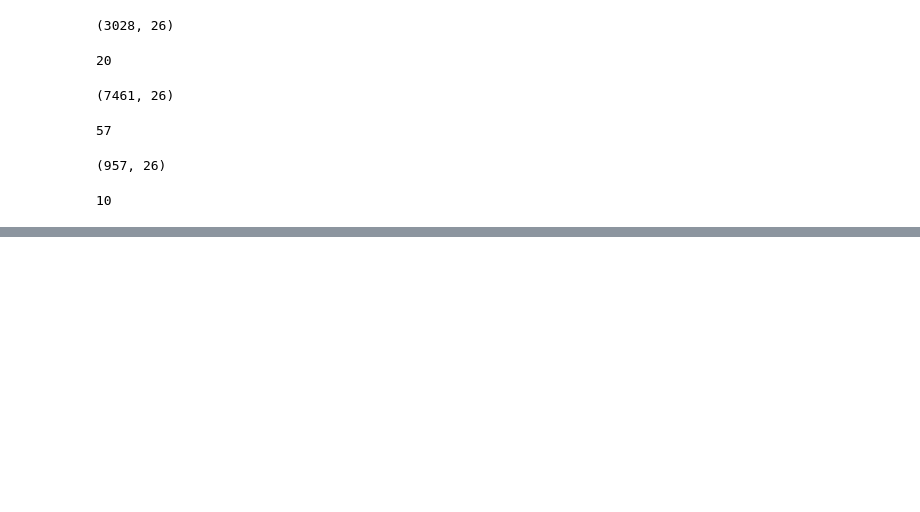
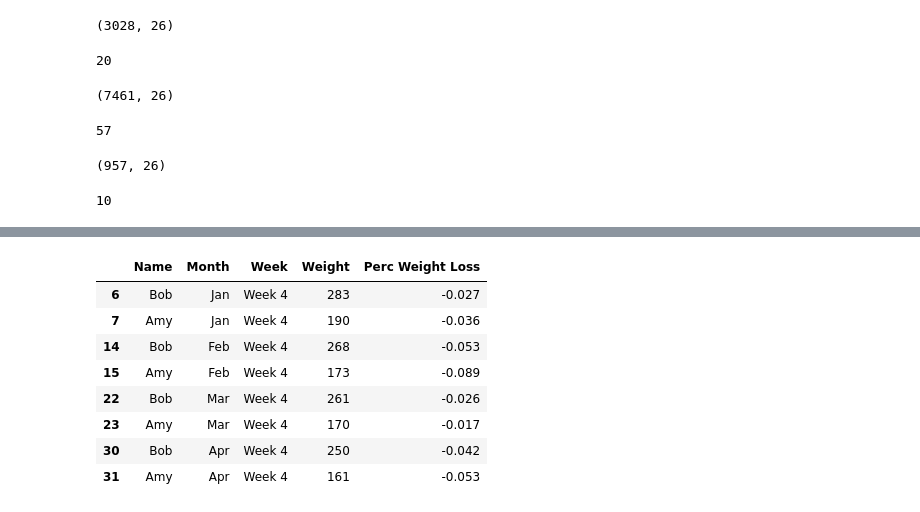
Before and after one commit to davetlewis-van/Pandas-Cookbook, a Jupyter notebook: Grouping for aggregation.ipynb, the cells around one changed output, grey strips where cells are left out. Drawn from its saved outputs; the diff is of its cells as text; code cells hidden in the pictures; blank space fills up the shorter version.

```diff
--- a/Grouping for aggregation.ipynb
+++ b/Grouping for aggregation.ipynb
@@ -502,0 +554,13 @@ college_filtered_70['STABBR'].nunique()
+# %%
+week4 = weight_loss.query('Week == "Week 4"')
+week4
+# %% [output]
+|  | Name | Month | Week | Weight | Perc Weight Loss |
+| 6 | Bob | Jan | Week 4 | 283 | -0.027 |
+| 7 | Amy | Jan | Week 4 | 190 | -0.036 |
+| 14 | Bob | Feb | Week 4 | 268 | -0.053 |
+| 15 | Amy | Feb | Week 4 | 173 | -0.089 |
+| 22 | Bob | Mar | Week 4 | 261 | -0.026 |
+| 23 | Amy | Mar | Week 4 | 170 | -0.017 |
+| 30 | Bob | Apr | Week 4 | 250 | -0.042 |
+| 31 | Amy | Apr | Week 4 | 161 | -0.053 |
```
Also changed, not shown: parts of 10 cells of this notebook, 1 other file.
